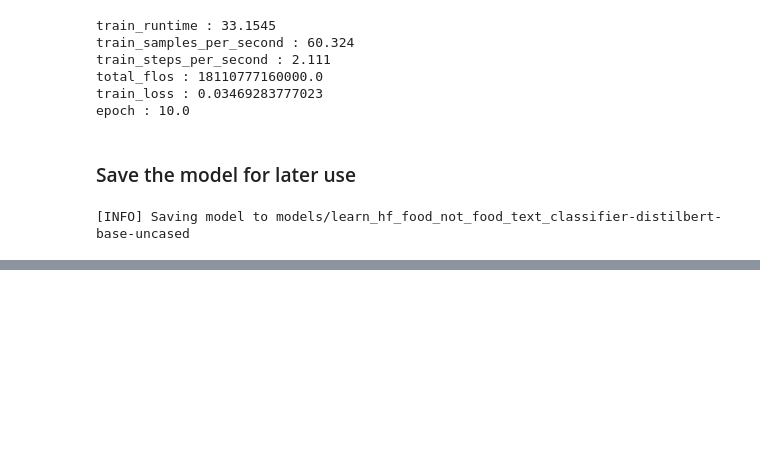
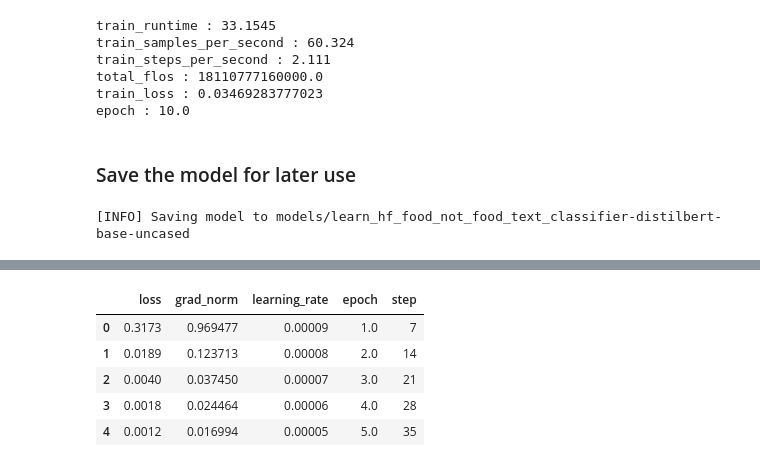
Before and after one commit to Adnan-edu/hugging_custom_ai_model, a Jupyter notebook: huggingface_text_classification_tutorial.ipynb, the cells around one changed output, grey strips where cells are left out. Drawn from its saved outputs; the diff is of its cells as text; code cells hidden in the pictures; blank space fills up the shorter version.

```diff
--- a/huggingface_text_classification_tutorial.ipynb
+++ b/huggingface_text_classification_tutorial.ipynb
@@ -627,0 +703,13 @@ trainer.save_model(output_dir=model_save_dir)
+# %%
+# Create a pandas DataFrame for the training and evaluation metrics
+trainer_history_train_df = pd.DataFrame(trainer_history_training_set)
+trainer_history_eval_df = pd.DataFrame(trainer_history_eval_set)
+
+trainer_history_train_df.head()
+# %% [output]
+|  | loss | grad_norm | learning_rate | epoch | step |
+| 0 | 0.3173 | 0.969477 | 0.00009 | 1.0 | 7 |
+| 1 | 0.0189 | 0.123713 | 0.00008 | 2.0 | 14 |
+| 2 | 0.0040 | 0.037450 | 0.00007 | 3.0 | 21 |
+| 3 | 0.0018 | 0.024464 | 0.00006 | 4.0 | 28 |
+| 4 | 0.0012 | 0.016994 | 0.00005 | 5.0 | 35 |
```
Also changed, not shown: parts of 6 cells of this notebook, 1 other file.
